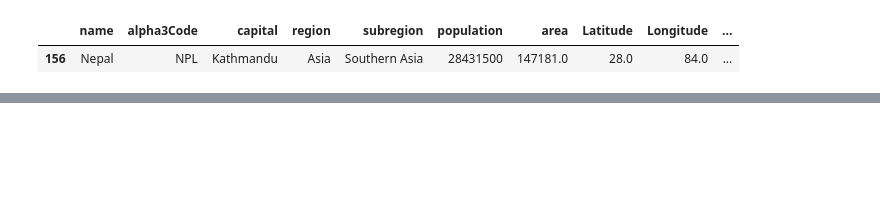
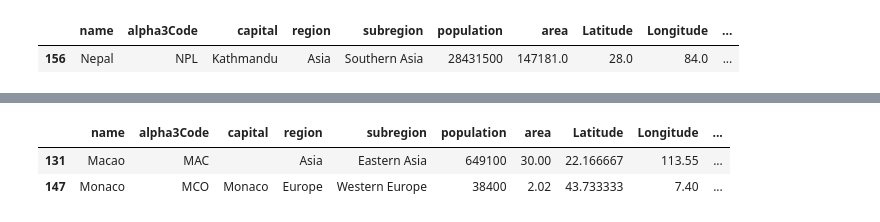
Before and after one commit to Suraj192/Api_work, a Jupyter notebook: Countries_Api.ipynb, the cells around one changed output, grey strips where cells are left out. Cells and saved outputs as stored; diff of their text form; code cells hidden in the pictures; blank space fills up the shorter version.

```diff
--- a/Countries_Api.ipynb
+++ b/Countries_Api.ipynb
@@ -314,2 +298,8 @@ df
+# %%
+df[(df["name"]=="Macao")|(df["name"]=="Monaco")]
+# %% [output]
+|  | name | alpha3Code | capital | region | subregion | population | area | Latitude | Longitude | ... |
+| 131 | Macao | MAC |  | Asia | Eastern Asia | 649100 | 30.00 | 22.166667 | 113.55 | ... |
+| 147 | Monaco | MCO | Monaco | Europe | Western Europe | 38400 | 2.02 | 43.733333 | 7.40 | ... |
 # %%
 fig = px.scatter_geo(df, locations="alpha3Code", color="name",
```
Also changed, not shown: parts of 6 cells of this notebook.
